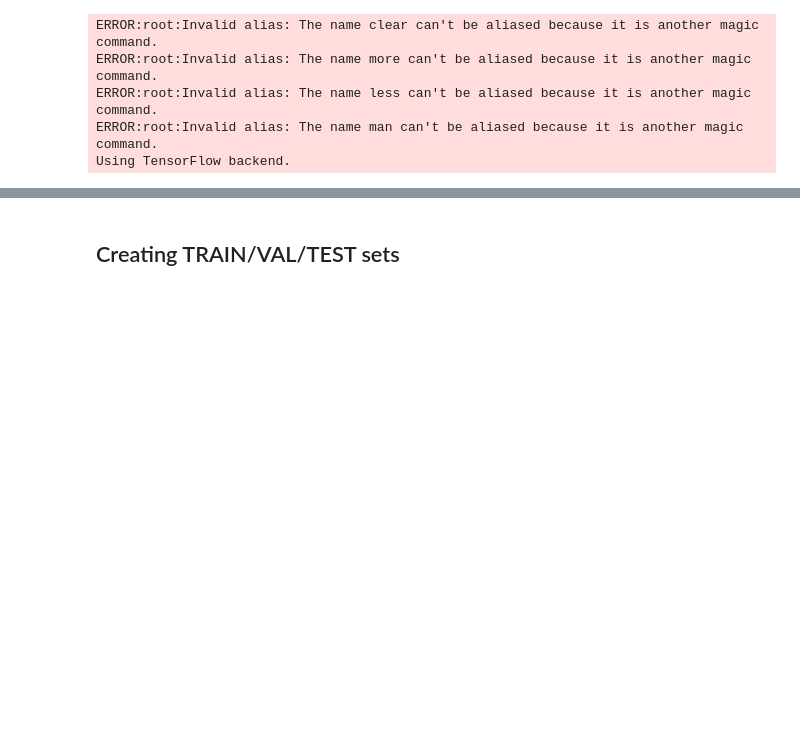
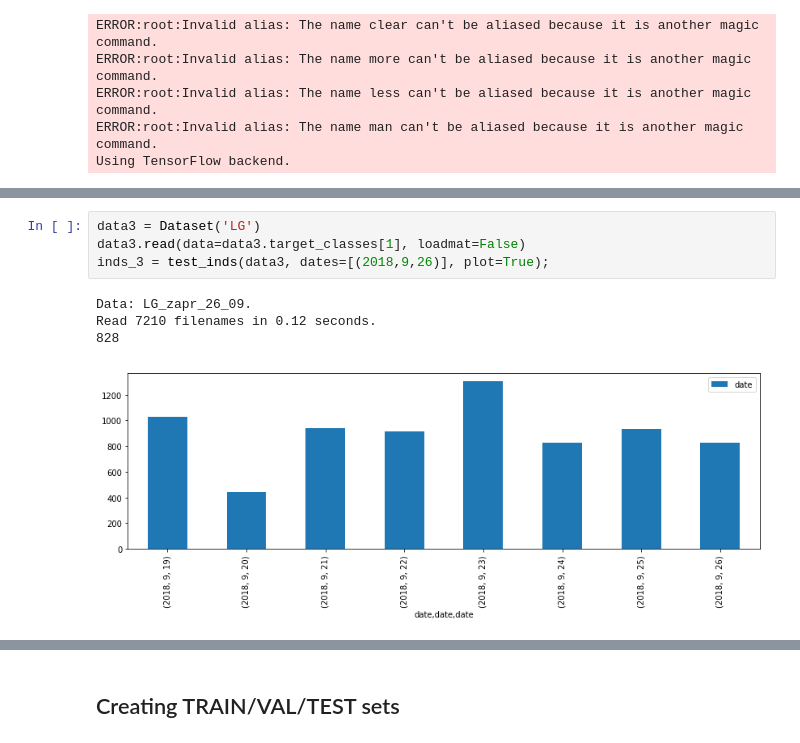
Before and after one commit to kalfasyan/wingbeat_frequencies, a Jupyter notebook: Improved_validation_flies.ipynb, the cells around one changed output, grey strips where cells are left out. Cells and saved outputs as stored; diff of their text form; blank space fills up the shorter version.

```diff
--- a/Improved_validation_flies.ipynb
+++ b/Improved_validation_flies.ipynb
@@ -137,0 +45,9 @@ inds_6 = sub[sub.date < '2017-01-01'].index
+# %%
+data3 = Dataset('LG')
+data3.read(data=data3.target_classes[1], loadmat=False)
+inds_3 = test_inds(data3, dates=[(2018,9,26)], plot=True);
+# %% [output]
+Data: LG_zapr_26_09.
+Read 7210 filenames in 0.12 seconds.
+828
+[figure, added]
```
Also changed, not shown: parts of 35 cells of this notebook, 3 other files.
